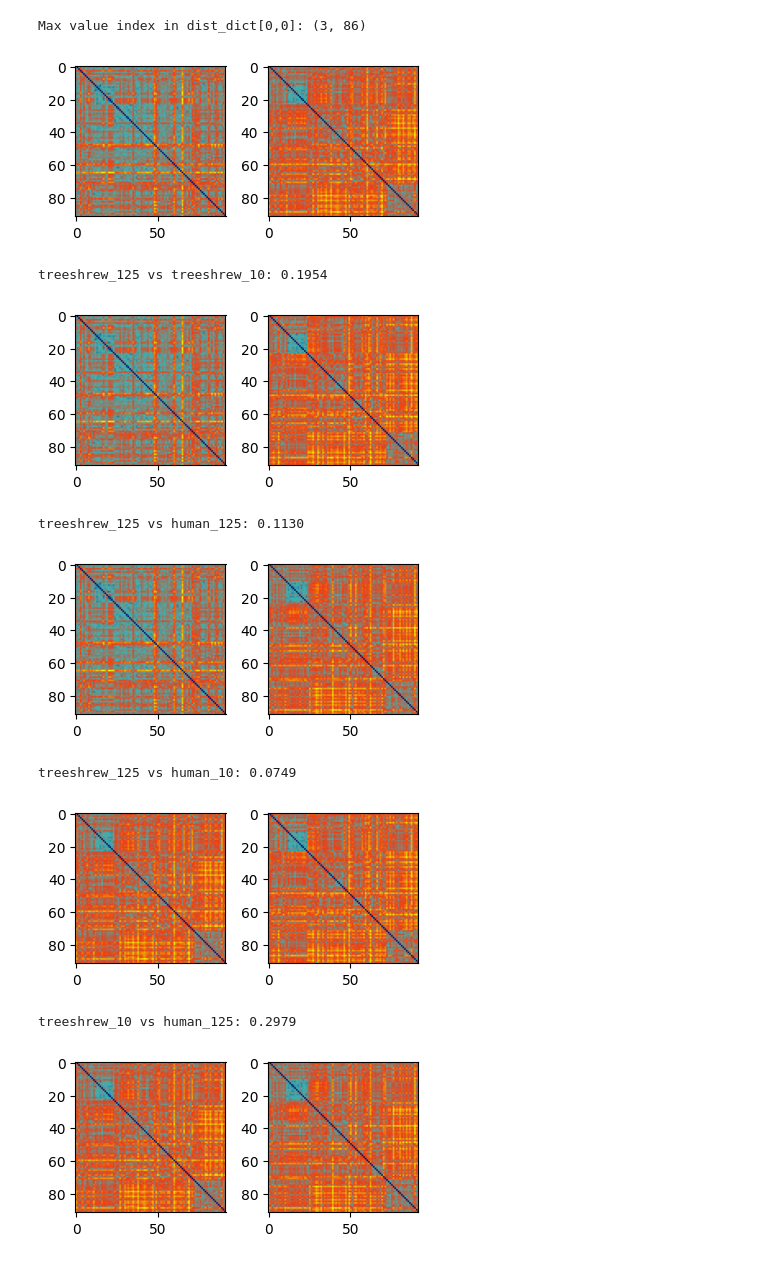
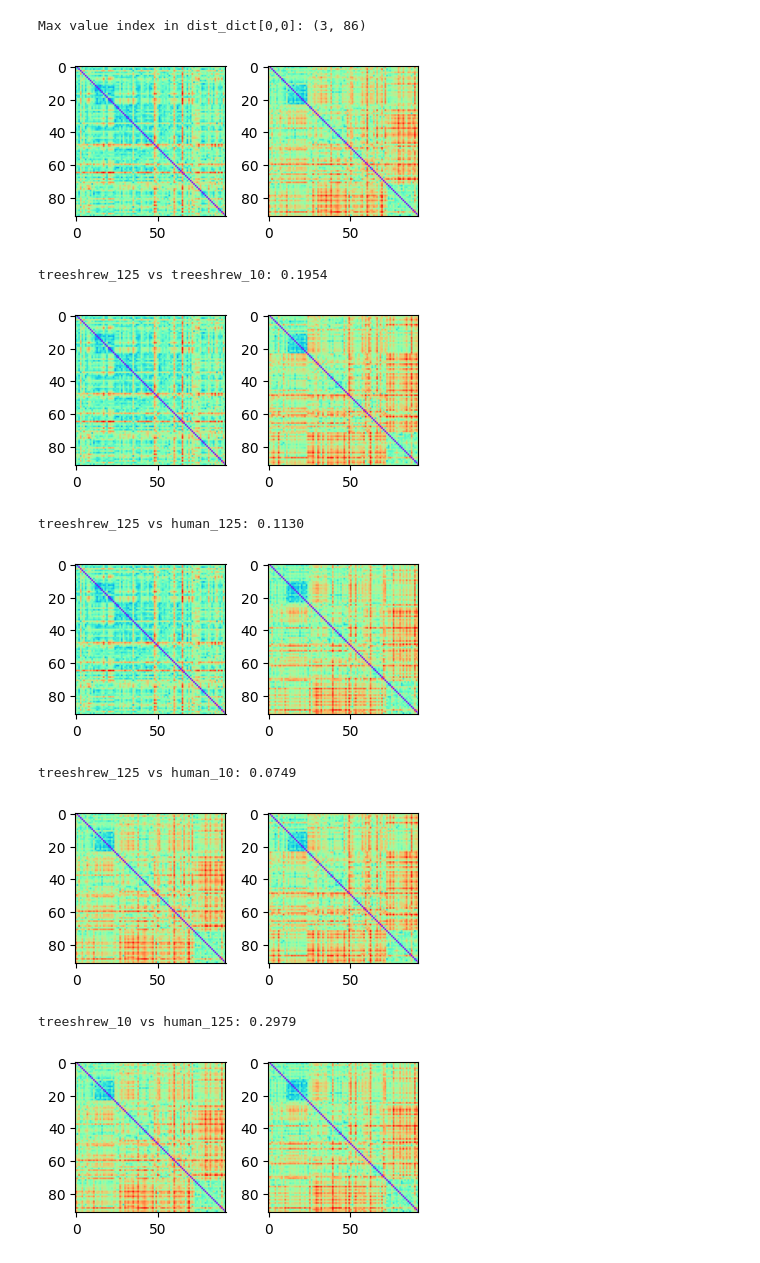
Before and after one commit to emeyer121/TreeShrewObjectRecognition, a Jupyter notebook: 3_retinalModeling/compareISETBioReconDNN.ipynb, the cells around one changed output. Drawn from its saved outputs; the diff is of its cells as text; code cells hidden in the pictures.

```diff
--- a/3_retinalModeling/compareISETBioReconDNN.ipynb
+++ b/3_retinalModeling/compareISETBioReconDNN.ipynb
@@ -182,42 +184,42 @@ human_dist = np.load('./DNNDistanceData/humanDistMat.npy', allow_pickle=True).it
 
 treeshrew_125 = treeshrew_dist['ImgSize_1.25_Layer_classifier_6']
 treeshrew_10 = treeshrew_dist['ImgSize_10_Layer_classifier_6']
 human_125 = human_dist['ImgSize_1.25_Layer_classifier_6']
 human_10 = human_dist['ImgSize_10_Layer_classifier_6']
 
 # compute correlations between all lower triangular matrices
 from scipy.stats import pearsonr
 
 def compute_correlations(matrices, names):
     correlations = []
     for i in range(len(matrices)):
         for j in range(i + 1, len(matrices)):
             # Use only the lower triangle (excluding diagonal) for correlation
             plt.figure(figsize=(4,2))
             plt.subplot(1,2,1)
-            plt.imshow(matrices[i], cmap=custom_cmap)
+            plt.imshow(matrices[i], cmap='rainbow')
             plt.subplot(1,2,2)
-            plt.imshow(matrices[j], cmap=custom_cmap)
+            plt.imshow(matrices[j], cmap='rainbow')
             plt.tight_layout()
             plt.show()
             tril_i = matrices[i][np.tril_indices_from(matrices[i], k=-1)]
             tril_j = matrices[j][np.tril_indices_from(matrices[j], k=-1)]
             corr, _ = pearsonr(tril_i, tril_j)
             print(f"{names[i]} vs {names[j]}: {corr:.4f}")
             correlations.append(((names[i], names[j]), corr))
     return correlations
 
 matrices = [treeshrew_125, treeshrew_10, human_125, human_10]
 names = ['treeshrew_125', 'treeshrew_10', 'human_125', 'human_10']
 correlations = compute_correlations(matrices, names)
 # %% [output]
-[figure, old version]
+[figure, new version]
 treeshrew_125 vs treeshrew_10: 0.1954
-[figure, old version]
+[figure, new version]
 treeshrew_125 vs human_125: 0.1130
-[figure, old version]
+[figure, new version]
 treeshrew_125 vs human_10: 0.0749
-[figure, old version]
+[figure, new version]
 treeshrew_10 vs human_125: 0.2979
-[figure, old version]
+[figure, new version]
 treeshrew_10 vs human_10: 0.4076
```
Also changed, not shown: parts of 3 cells of this notebook, 1 other file.
